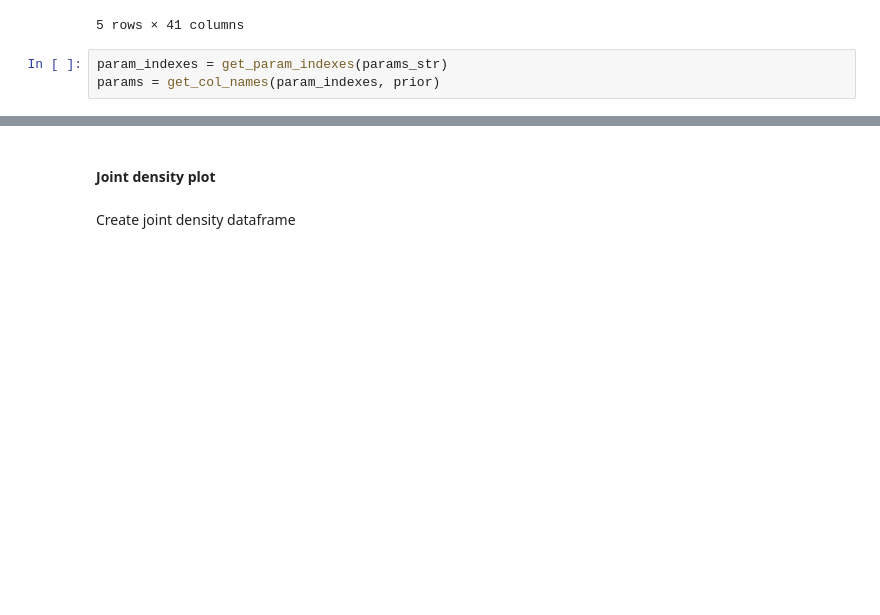
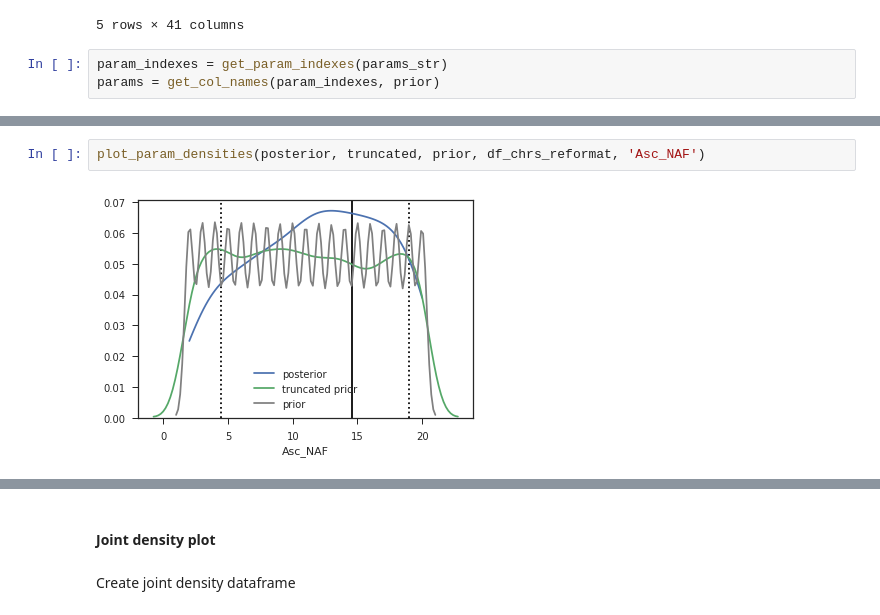
Before and after one commit to agladstein/ABC_results_AJ, a Jupyter notebook: chr1_AJmodels/assess_ABCtoolbox.ipynb, the cells around one changed output, grey strips where cells are left out. Saved outputs shown, nothing was run; the diff lists cells and outputs as text; blank space fills up the shorter version.

```diff
--- a/chr1_AJmodels/assess_ABCtoolbox.ipynb
+++ b/chr1_AJmodels/assess_ABCtoolbox.ipynb
@@ -513,2 +500,6 @@ params = get_col_names(param_indexes, prior)
+# %%
+plot_param_densities(posterior, truncated, prior, df_chrs_reformat, 'Asc_NAF')
+# %% [output]
+[figure, added]
 # %%
 for param in params:
```
Also changed, not shown: parts of 9 cells of this notebook, 1 other file.
